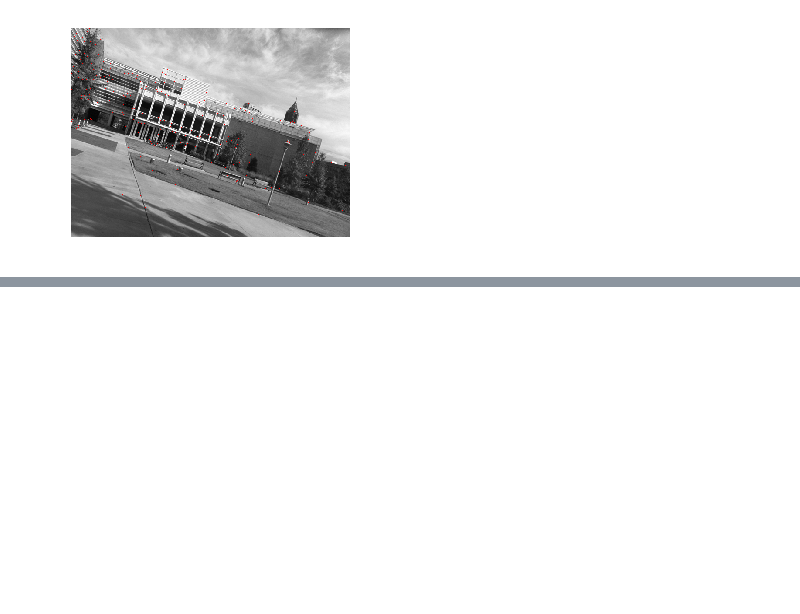
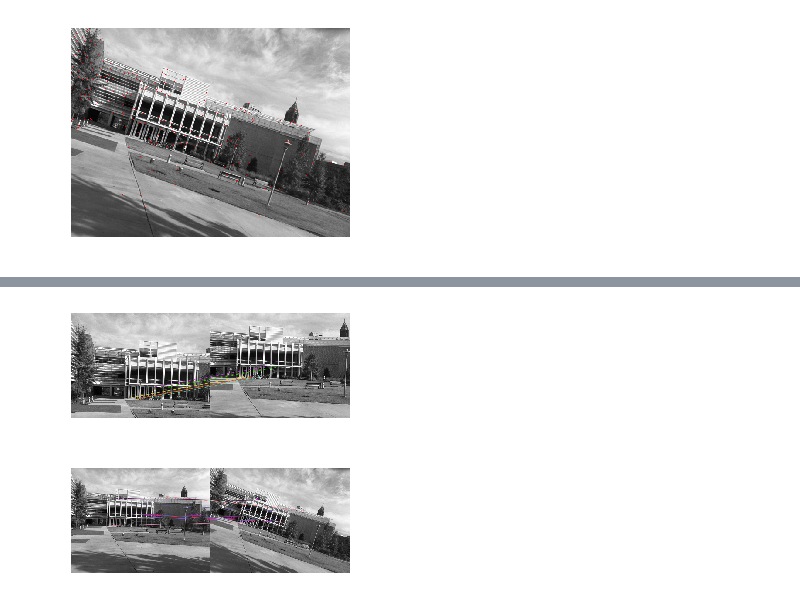
Before and after one commit to naveen246/computer_vision, a Jupyter notebook: psets/ps4/code/ps4.ipynb, the cells around one changed output, grey strips where cells are left out. Saved outputs shown, nothing was run; the diff lists cells and outputs as text; code cells hidden in the pictures; blank space fills up the shorter version.

```diff
--- a/psets/ps4/code/ps4.ipynb
+++ b/psets/ps4/code/ps4.ipynb
@@ -68,0 +86,13 @@ ps4_1c()
+# %%
+def ps4_2b():
+    for idx in range(len(imgs)//2):
+        img1 = util.read_img(imgs[2*idx])
+        img2 = util.read_img(imgs[2*idx+1])
+        matching = draw_keypoints(img1, img2)
+        util.write_img('ps4-2-b-'+str(idx+1)+'.png', matching)
+        util.show_img(matching, size=(5, 5))
+
+ps4_2b()
+# %% [output]
+[figure, added]
+[figure, added]
```
Also changed, not shown: parts of 3 cells of this notebook, 7 other files.
